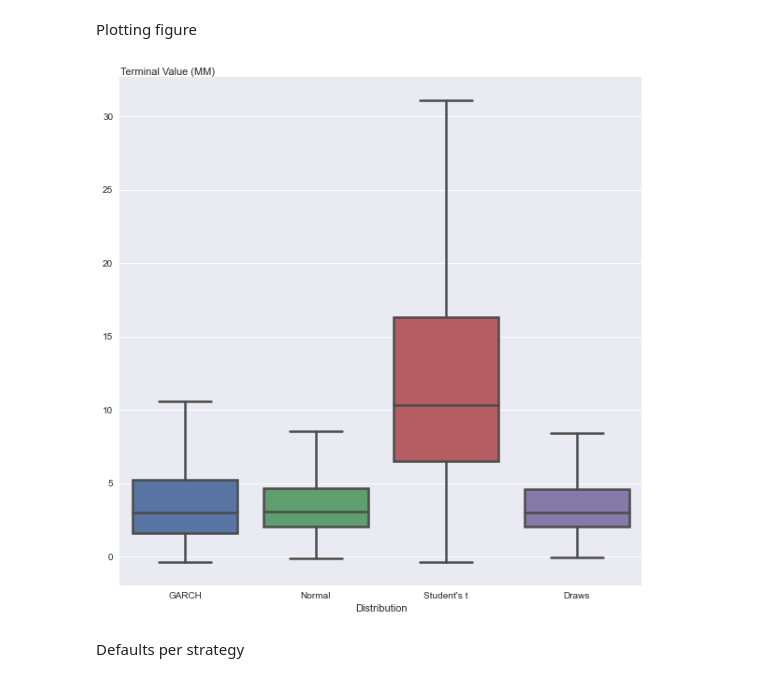
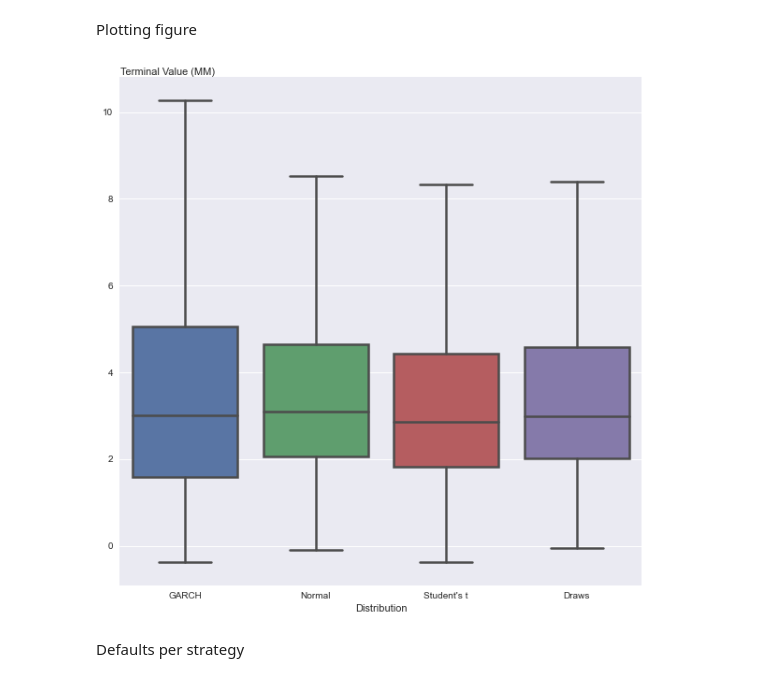
Before and after one commit to neriksen/applied_finance, a Jupyter notebook: robustness_simulation_method.ipynb, the cells around one changed output. Saved outputs shown, nothing was run; the diff lists cells and outputs as text; code cells hidden in the pictures.

Commit message:
sim fix + figurer

```diff
--- a/robustness_simulation_method.ipynb
+++ b/robustness_simulation_method.ipynb
@@ -20,24 +20,27 @@ draw = cr.fetch_returns(sim_type = 'draw', random_seeds = range(10000))
 # %% [markdown]
 Combining data
 # %%
-Data=GARCH[["dual_phase"]].rename(columns={'dual_phase':'GARCH'})
-Data["Normal"]=norm["dual_phase"]
-Data["Student's t"]=t["dual_phase"]
-Data["Draws"]=draw["dual_phase"]
+def variable(variable):
+    Data=GARCH[[variable]].rename(columns={variable:'GARCH'})
+    Data["Normal"]=norm[variable]
+    Data["Student's t"]=t[variable]
+    Data["Draws"]=draw[variable]
+    return Data
 # %% [markdown]
 Plotting figure
 # %%
+variable("single_phase")
 x = Data.loc[(slice(None), '2070-01-01'),:]
 x = pd.melt(x)
 x['value'] = x['value'].div(1000000) #Convert into millions
 f, ax = plt.subplots(figsize=(10,10))
 ax = sns.boxplot(x='variable',y='value',data=x,showfliers = False,linewidth=2.5)
 ax.set_ylabel("Terminal Value (MM)", rotation=0, loc='top', labelpad=-120 )
 plt.xlabel("Distribution")
 plt.ticklabel_format(style='plain', axis='y',useOffset=True)
-plt.savefig("Robustness/boxplot_SIM.png", bbox_inches = 'tight', pad_inches = 0.1)
+plt.savefig("Robustness/boxplot_SIM_S.png", bbox_inches = 'tight', pad_inches = 0.1)
 # %% [output]
-[figure, old version]
+[figure, new version]
 # %% [markdown]
 Defaults per strategy
 # %%
```
Also changed, not shown: parts of 3 cells of this notebook, 3 other files.
